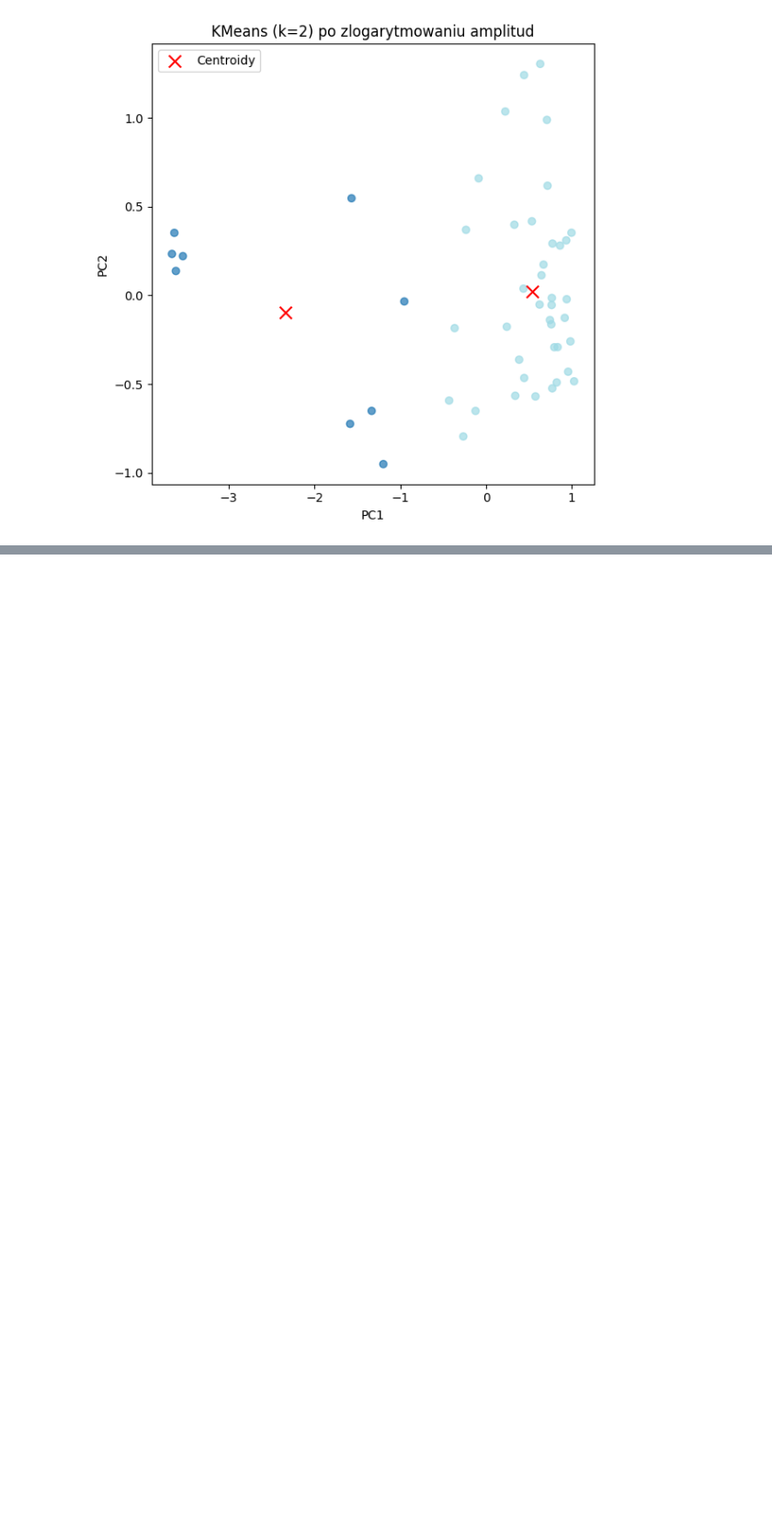
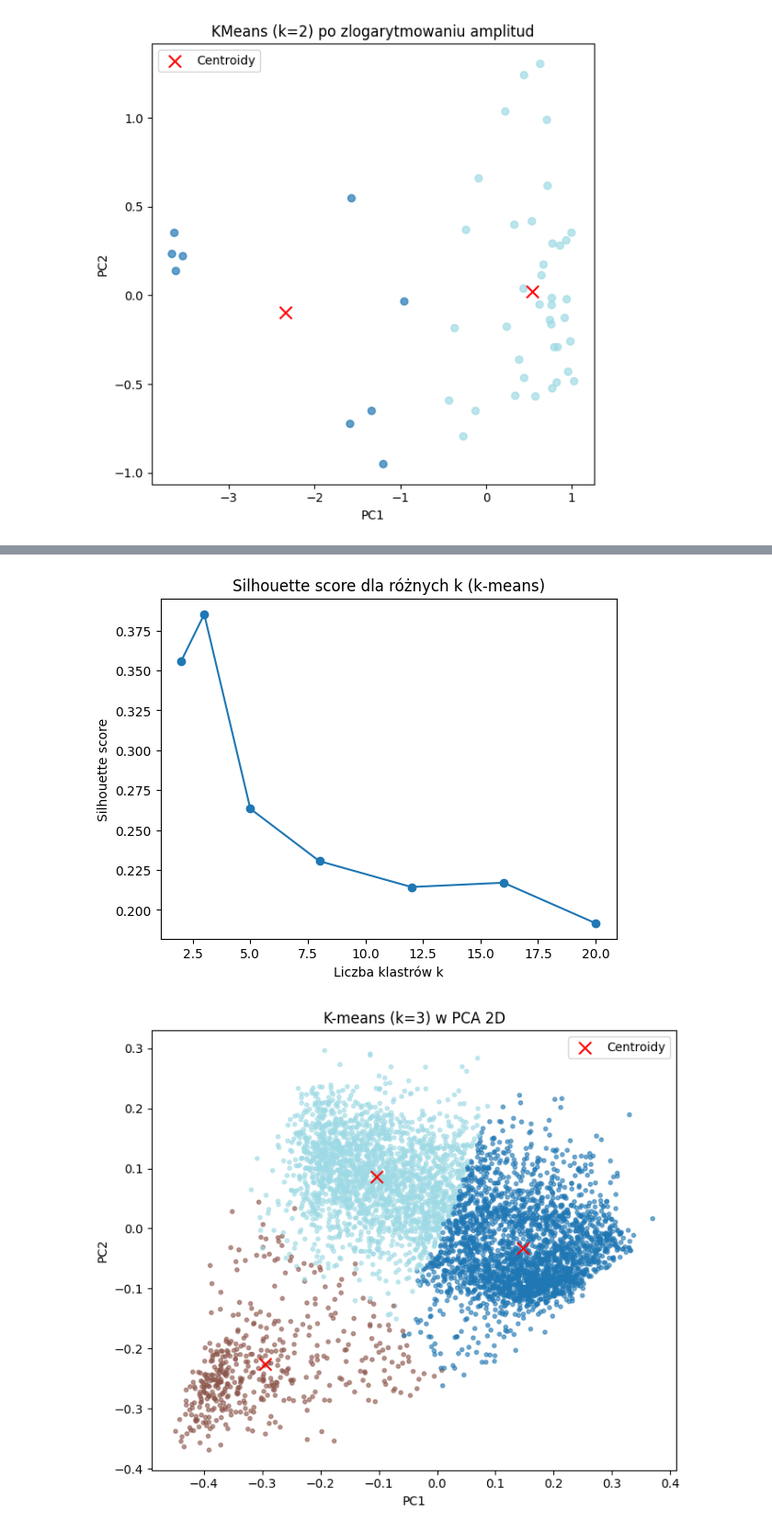
Before and after one commit to BartekAndree/2025_sus, a Jupyter notebook: 12/project.ipynb, the cells around one changed output, grey strips where cells are left out. Shown: that part at 92% size. Saved outputs shown, nothing was run; the diff lists cells and outputs as text; code cells hidden in the pictures; blank space fills up the shorter version.

```diff
--- a/12/project.ipynb
+++ b/12/project.ipynb
@@ -188,0 +319,34 @@ A może algorytm ma więcej racji od atrybutu decyzyjnego i ujawnia więcej, ni
+# %%
+# K-means: dobór liczby klastrów i wizualizacja
+k_range = [2, 3, 5, 8, 12, 16, 20]
+silhouette_scores = []
+for k in k_range:
+    km = KMeans(n_clusters=k, n_init=10, random_state=42)
+    labels = km.fit_predict(X_cont_log)
+    if len(set(labels)) > 1:
+        silhouette_scores.append(silhouette_score(X_cont_log, labels))
+    else:
+        silhouette_scores.append(-1)
+plt.plot(k_range, silhouette_scores, 'o-')
+plt.title('Silhouette score dla różnych k (k-means)')
+plt.xlabel('Liczba klastrów k')
+plt.ylabel('Silhouette score')
+plt.show()
+
+best_k = k_range[np.argmax(silhouette_scores)]
+km = KMeans(n_clusters=best_k, n_init=10, random_state=42)
+labels_km = km.fit_predict(X_cont_log)
+centers2d = pca2.transform(km.cluster_centers_)
+
+plt.figure(figsize=(7,6))
+plt.scatter(X2d[:,0], X2d[:,1], c=labels_km, cmap='tab20', alpha=0.6, s=10)
+plt.scatter(centers2d[:,0], centers2d[:,1], c='red', marker='x', s=100, label='Centroidy')
+plt.title(f'K-means (k={best_k}) w PCA 2D')
+plt.xlabel('PC1')
+plt.ylabel('PC2')
+plt.legend()
+plt.tight_layout()
+plt.show()
+# %% [output]
+[figure, added]
+[figure, added]
```
Also changed, not shown: parts of 11 cells of this notebook, 1 other file.
